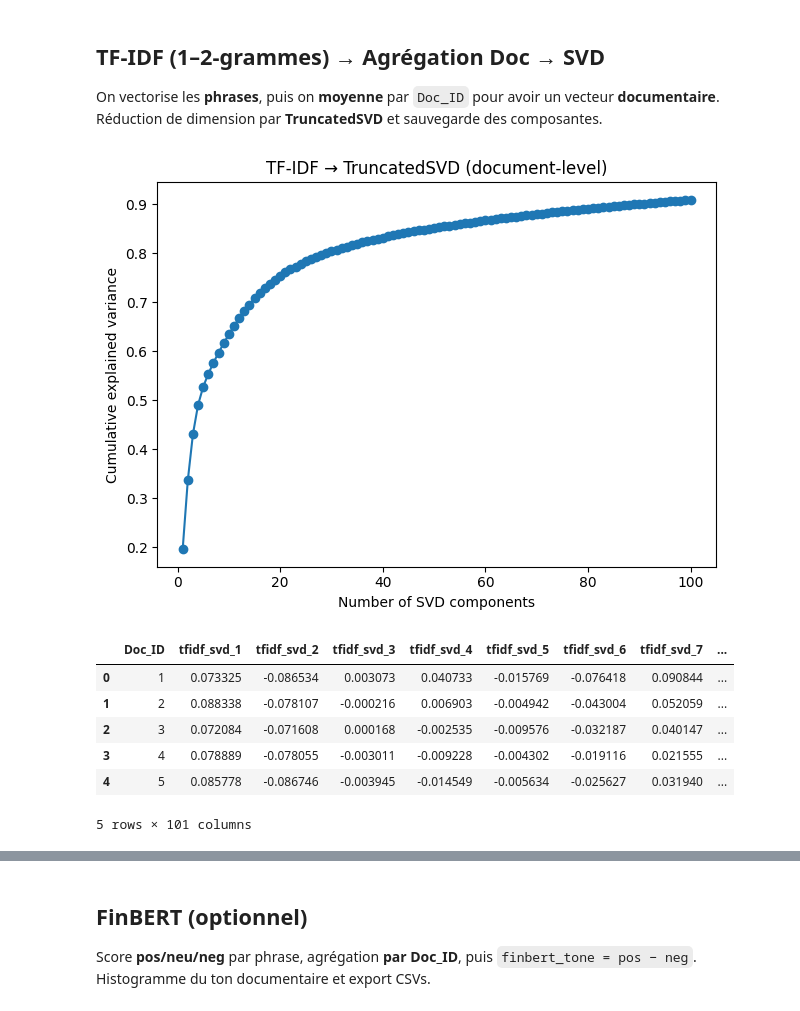
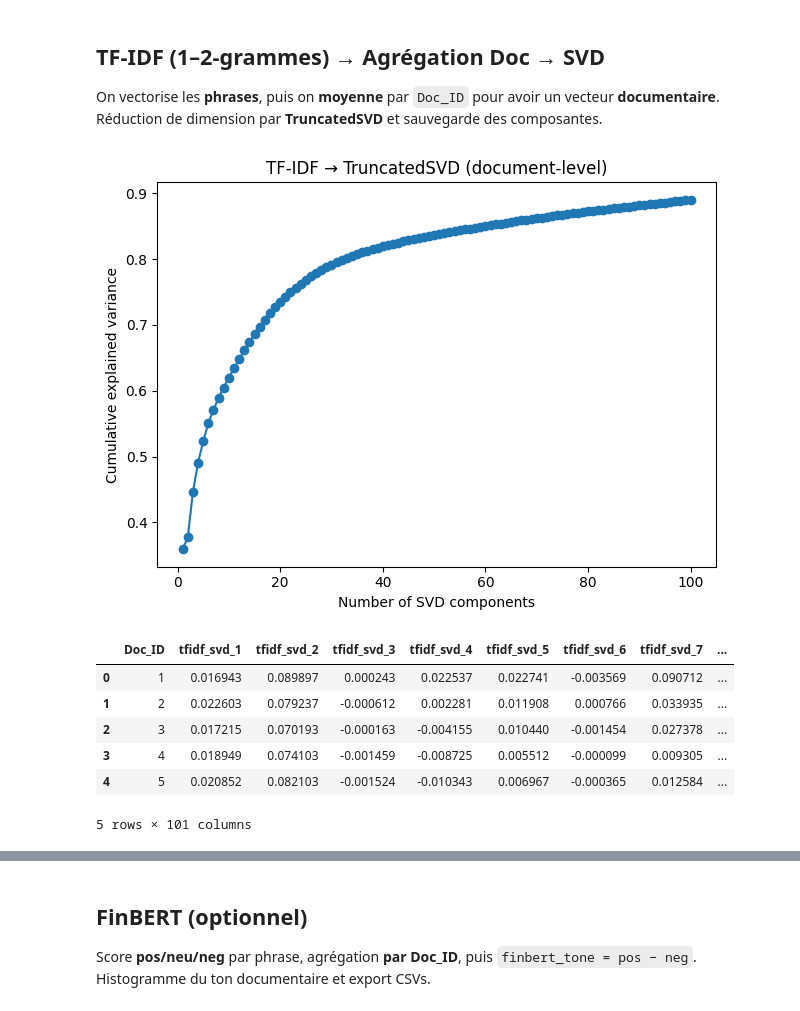
Before and after one commit to garance-lat/Analyzing-ECB, a Jupyter notebook: analysis/00_features_ECB_conf.ipynb, the cells around one changed output, grey strips where cells are left out. Drawn from its saved outputs; the diff is of its cells as text; code cells hidden in the pictures.

```diff
--- a/analysis/00_features_ECB_conf.ipynb
+++ b/analysis/00_features_ECB_conf.ipynb
@@ -104,7 +104,7 @@ n_sent = len(texts)
 min_df = 3 if n_sent > 100 else 1
 max_df = 0.95 if n_sent > 100 else 1.0
 
-tfidf = TfidfVectorizer(ngram_range=(1,1), min_df=min_df, max_df=max_df)
+tfidf = TfidfVectorizer(ngram_range=(1,3), min_df=min_df, max_df=max_df)
 X_sent = tfidf.fit_transform(texts)
 
 # Agrégation doc (moyenne des phrases par Doc_ID)
@@ -117,40 +117,40 @@ col_ids = np.arange(len(row_ids))
 G = sparse.csr_matrix((np.ones_like(col_ids), (row_ids, col_ids)), shape=(n_docs, len(row_ids)))
 doc_counts = np.asarray(G.sum(axis=1)).ravel()
 X_doc = (G @ X_sent)
 doc_counts_safe = np.maximum(doc_counts, 1)[:,None]
 X_doc = X_doc.multiply(1.0 / doc_counts_safe)
 
 # SVD (LSA)
 svd_k = min(100, max(2, int(min(X_doc.shape) * 0.6))) if min(X_doc.shape) > 2 else 2
 svd = TruncatedSVD(n_components=svd_k, random_state=42)
 X_doc_svd = svd.fit_transform(X_doc)
 
 # Sauvegarde
 tfidf_svd_cols = [f'tfidf_svd_{i+1}' for i in range(X_doc_svd.shape[1])]
 df_tfidf_doc = pd.DataFrame(X_doc_svd, columns=tfidf_svd_cols)
 df_tfidf_doc.insert(0, 'Doc_ID', doc_codes.cat.categories.values)
 df_tfidf_doc.to_csv(OUT_DIR / 'ecb_features_tfidf_svd.csv', index=False)
 
 # Scree plot (variance expliquée cumulée)
 plt.figure()
 cumvar = np.cumsum(svd.explained_variance_ratio_)
 plt.plot(np.arange(1, len(cumvar)+1), cumvar, marker='o')
 plt.xlabel('Number of SVD components')
 plt.ylabel('Cumulative explained variance')
 plt.title('TF-IDF → TruncatedSVD (document-level)')
 plt.tight_layout()
 plt.savefig(OUT_DIR / 'tfidf_svd_scree.png')
 plt.show()
 
 df_tfidf_doc.head()
 # %% [output]
-[figure, old version]
+[figure, new version]
 |  | Doc_ID | tfidf_svd_1 | tfidf_svd_2 | tfidf_svd_3 | tfidf_svd_4 | tfidf_svd_5 | tfidf_svd_6 | tfidf_svd_7 | ... |
-| 0 | 1 | 0.073325 | -0.086534 | 0.003073 | 0.040733 | -0.015769 | -0.076418 | 0.090844 | ... |
-| 1 | 2 | 0.088338 | -0.078107 | -0.000216 | 0.006903 | -0.004942 | -0.043004 | 0.052059 | ... |
-| 2 | 3 | 0.072084 | -0.071608 | 0.000168 | -0.002535 | -0.009576 | -0.032187 | 0.040147 | ... |
-| 3 | 4 | 0.078889 | -0.078055 | -0.003011 | -0.009228 | -0.004302 | -0.019116 | 0.021555 | ... |
-| 4 | 5 | 0.085778 | -0.086746 | -0.003945 | -0.014549 | -0.005634 | -0.025627 | 0.031940 | ... |
+| 0 | 1 | 0.016943 | 0.089897 | 0.000243 | 0.022537 | 0.022741 | -0.003569 | 0.090712 | ... |
+| 1 | 2 | 0.022603 | 0.079237 | -0.000612 | 0.002281 | 0.011908 | 0.000766 | 0.033935 | ... |
+| 2 | 3 | 0.017215 | 0.070193 | -0.000163 | -0.004155 | 0.010440 | -0.001454 | 0.027378 | ... |
+| 3 | 4 | 0.018949 | 0.074103 | -0.001459 | -0.008725 | 0.005512 | -0.000099 | 0.009305 | ... |
+| 4 | 5 | 0.020852 | 0.082103 | -0.001524 | -0.010343 | 0.006967 | -0.000365 | 0.012584 | ... |
 5 rows × 101 columns
 # %%
 import numpy as np
```
Also changed, not shown: parts of 2 cells of this notebook, 1 other file.
